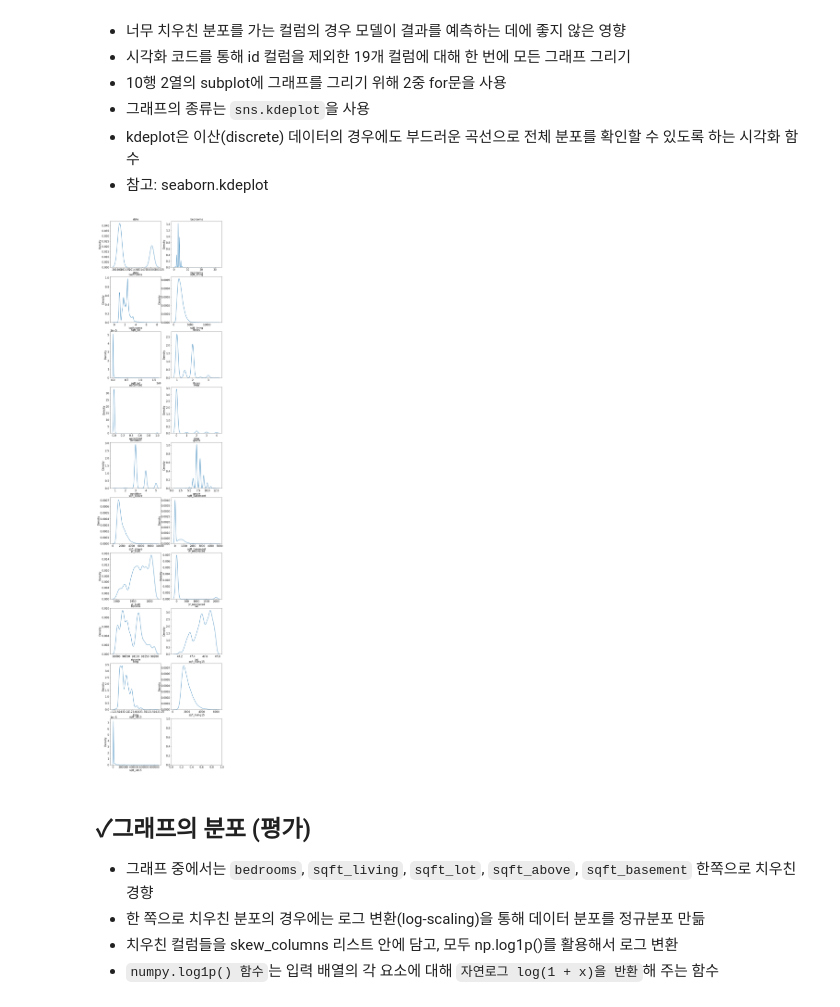
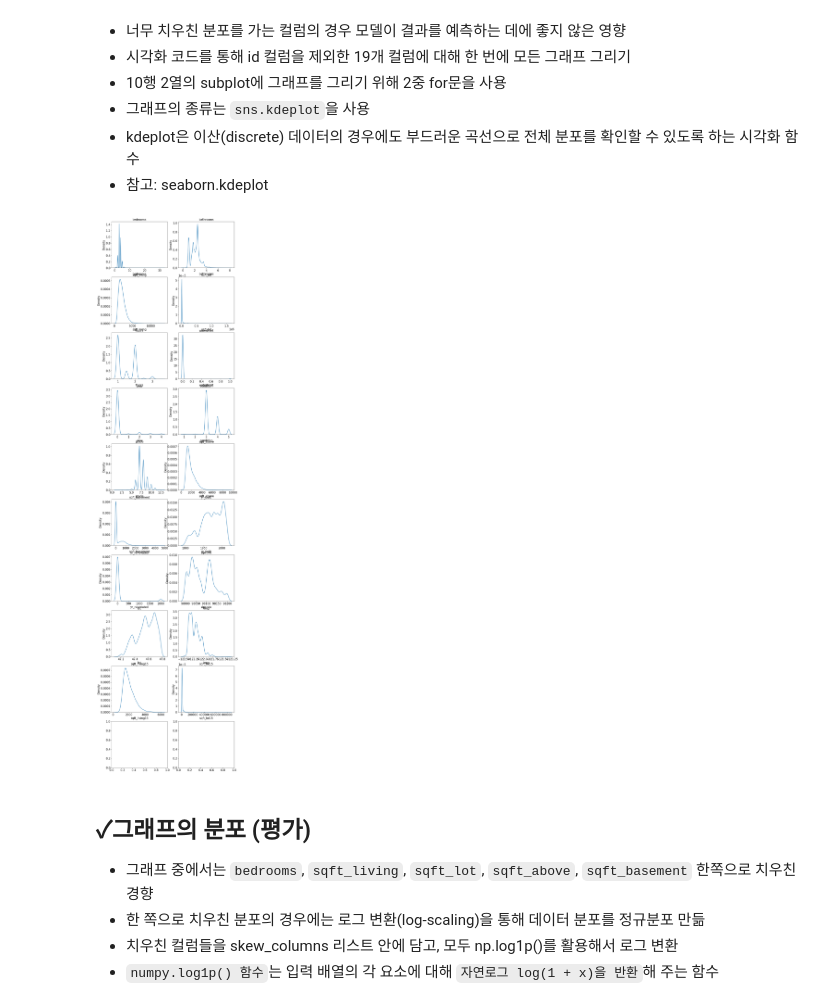
Before and after one commit to limjs19/first-repository, a Jupyter notebook: E09 House Price Prediction[limjs].ipynb, the cells around one changed output. Cells and saved outputs as stored; diff of their text form; code cells hidden in the pictures.

```diff
--- a/E09 House Price Prediction[limjs].ipynb
+++ b/E09 House Price Prediction[limjs].ipynb
@@ -239,21 +260,21 @@ data.head()
 - 참고: seaborn.kdeplot
 # %%
 #데이터 분포 확인
-fig, ax = plt.subplots(10, 2, figsize=(12, 60))   #  figsize의 x값, y값 인치 표현
+fig, ax = plt.subplots(10, 2, figsize=(12, 55))   #  figsize의 x값, y값 인치 표현
 
 # id 변수(count==0인 경우)는 제외하고 분포를 확인합니다.
-count = 0
+count = 1
 
 columns = data.columns
-for row in range(10):
+for row in range(9):
     for col in range(2):
         sns.kdeplot(data[columns[count]], ax=ax[row][col])
         ax[row][col].set_title(columns[count], fontsize=15)
         count += 1
         if count == 19 :
             break
 # %% [output]
-[figure, old version]
+[figure, new version]
 # %% [markdown]
 ## **✓그래프의 분포 (평가)**
 
```
Also changed, not shown: parts of 7 cells of this notebook.
